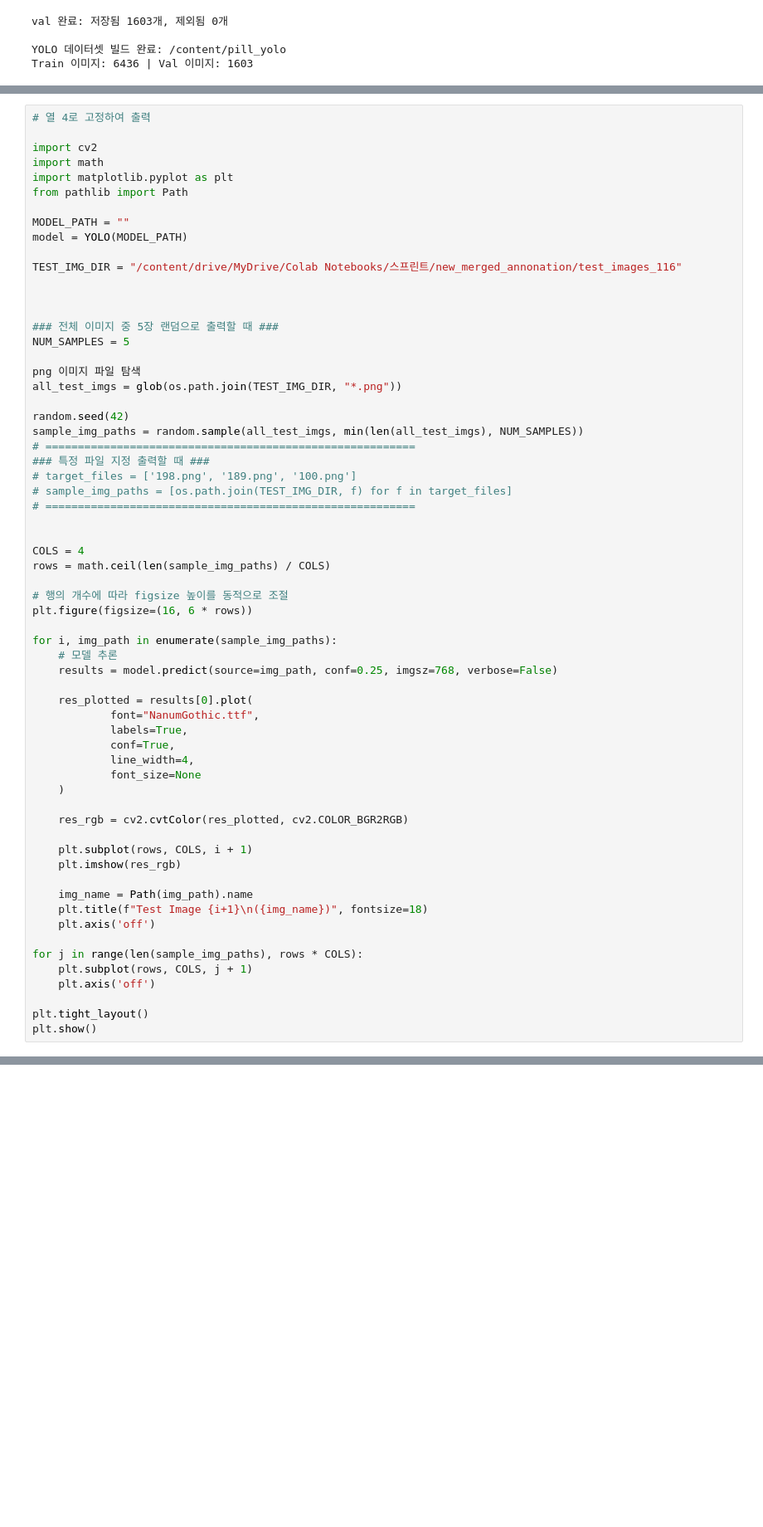
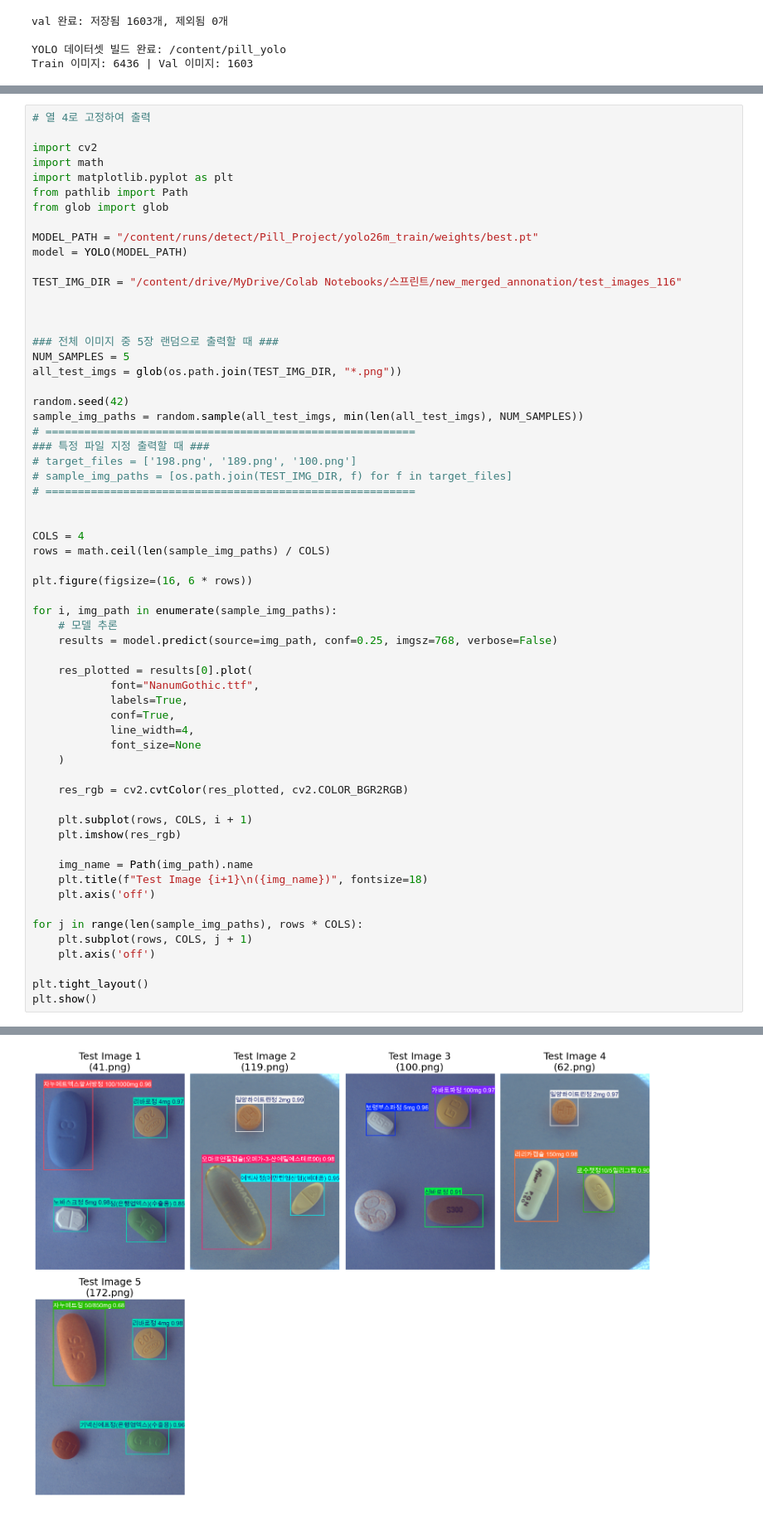
Before and after one commit to SpiritRight/1Team_BegginerProject, a Jupyter notebook: project01.ipynb, the cells around one changed output, grey strips where cells are left out. Shown at 83% size. Drawn from its saved outputs; the diff is of its cells as text; blank space fills up the shorter version.

Commit message:
project01 수정

```diff
--- a/project01.ipynb
+++ b/project01.ipynb
@@ -375,8 +384,9 @@ import cv2
 import math
 import matplotlib.pyplot as plt
 from pathlib import Path
+from glob import glob
 
-MODEL_PATH = ""
+MODEL_PATH = "/content/runs/detect/Pill_Project/yolo26m_train/weights/best.pt"
 model = YOLO(MODEL_PATH)
 
 TEST_IMG_DIR = "/content/drive/MyDrive/Colab Notebooks/스프린트/new_merged_annonation/test_images_116"
@@ -385,8 +395,6 @@ TEST_IMG_DIR = "/content/drive/MyDrive/Colab Notebooks/스프린ᄐ
 
 ### 전체 이미지 중 5장 랜덤으로 출력할 때 ###
 NUM_SAMPLES = 5
-
-png 이미지 파일 탐색
 all_test_imgs = glob(os.path.join(TEST_IMG_DIR, "*.png"))
 
 random.seed(42)
@@ -401,7 +409,6 @@ sample_img_paths = random.sample(all_test_imgs, min(len(all_test_imgs), NUM_SAMP
 COLS = 4
 rows = math.ceil(len(sample_img_paths) / COLS)
 
-# 행의 개수에 따라 figsize 높이를 동적으로 조절
 plt.figure(figsize=(16, 6 * rows))
 
 for i, img_path in enumerate(sample_img_paths):
@@ -435,0 +442 @@ ModuleNotFoundError: No module named 'ultralytics'
+[figure, added]
```
Also changed, not shown: parts of 8 cells of this notebook.
